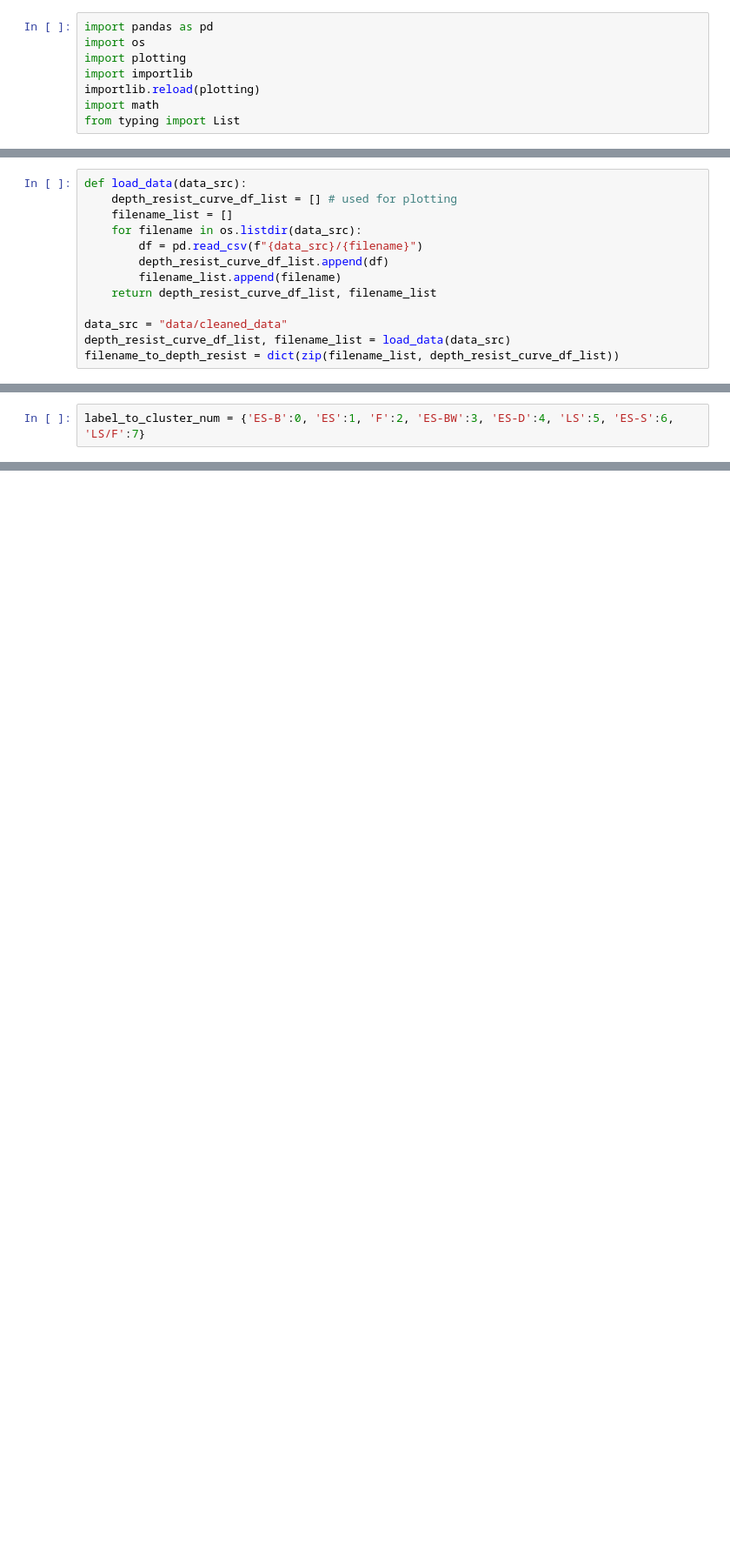
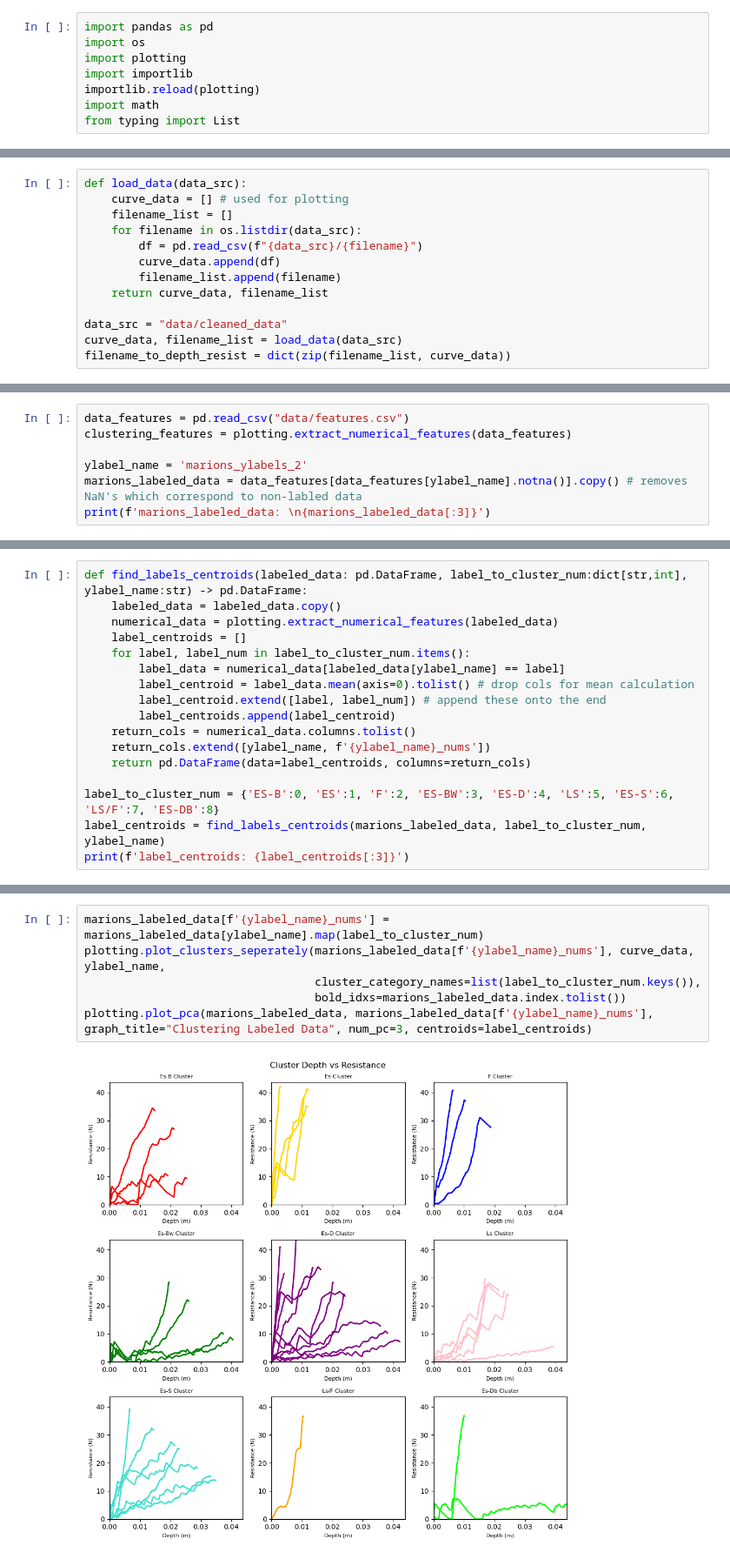
Before and after one commit to liamtbo/LASSIE, a Jupyter notebook: marions_clustering.ipynb, the cells around one changed output, grey strips where cells are left out. Shown at 87% size. Drawn from its saved outputs; the diff is of its cells as text; blank space fills up the shorter version.

Commit message:
all plotting working. im wokring on plotting with es-d removed and I'm saving before i edit any more. its all working at this save

```diff
--- a/marions_clustering.ipynb
+++ b/marions_clustering.ipynb
@@ -11,13 +9,13 @@ from typing import List
 # %%
 def load_data(data_src):
-    depth_resist_curve_df_list = [] # used for plotting
+    curve_data = [] # used for plotting
     filename_list = []
     for filename in os.listdir(data_src):
         df = pd.read_csv(f"{data_src}/{filename}")
-        depth_resist_curve_df_list.append(df)
+        curve_data.append(df)
         filename_list.append(filename)
-    return depth_resist_curve_df_list, filename_list
+    return curve_data, filename_list
 
 data_src = "data/cleaned_data"
-depth_resist_curve_df_list, filename_list = load_data(data_src)
-filename_to_depth_resist = dict(zip(filename_list, depth_resist_curve_df_list))
+curve_data, filename_list = load_data(data_src)
+filename_to_depth_resist = dict(zip(filename_list, curve_data))
@@ -32,2 +21,0 @@ clustering_features_df = data_features_df.drop(metadata_list, axis=1)
-# %%
-label_to_cluster_num = {'ES-B':0, 'ES':1, 'F':2, 'ES-BW':3, 'ES-D':4, 'LS':5, 'ES-S':6, 'LS/F':7}
@@ -45,0 +22,7 @@ plotting.plot_clusters_seperately(marions_labeled_data['encoded'].tolist(), mari
+# %%
+data_features = pd.read_csv("data/features.csv")
+clustering_features = plotting.extract_numerical_features(data_features)
+
+ylabel_name = 'marions_ylabels_2'
+marions_labeled_data = data_features[data_features[ylabel_name].notna()].copy() # removes NaN's which correspond to non-labled data
+print(f'marions_labeled_data: \n{marions_labeled_data[:3]}')
@@ -45,0 +45,17 @@ plotting.plot_clusters_seperately(marions_labeled_data['encoded'].tolist(), mari
+# %%
+def find_labels_centroids(labeled_data: pd.DataFrame, label_to_cluster_num:dict[str,int], ylabel_name:str) -> pd.DataFrame:
+    labeled_data = labeled_data.copy()
+    numerical_data = plotting.extract_numerical_features(labeled_data)
+    label_centroids = []
+    for label, label_num in label_to_cluster_num.items():
+        label_data = numerical_data[labeled_data[ylabel_name] == label]
+        label_centroid = label_data.mean(axis=0).tolist() # drop cols for mean calculation
+        label_centroid.extend([label, label_num]) # append these onto the end
+        label_centroids.append(label_centroid)
+    return_cols = numerical_data.columns.tolist()
+    return_cols.extend([ylabel_name, f'{ylabel_name}_nums'])
+    return pd.DataFrame(data=label_centroids, columns=return_cols)
+
+label_to_cluster_num = {'ES-B':0, 'ES':1, 'F':2, 'ES-BW':3, 'ES-D':4, 'LS':5, 'ES-S':6, 'LS/F':7, 'ES-DB':8}
+label_centroids = find_labels_centroids(marions_labeled_data, label_to_cluster_num, ylabel_name)
+print(f'label_centroids: {label_centroids[:3]}')
@@ -188,0 +126,8 @@ TypeError: find_changed_label_curves() got an unexpected keyword argument 'label
+# %%
+marions_labeled_data[f'{ylabel_name}_nums'] = marions_labeled_data[ylabel_name].map(label_to_cluster_num)
+plotting.plot_clusters_seperately(marions_labeled_data[f'{ylabel_name}_nums'], curve_data, ylabel_name,
+                                  cluster_category_names=list(label_to_cluster_num.keys()),
+                                  bold_idxs=marions_labeled_data.index.tolist())
+plotting.plot_pca(marions_labeled_data, marions_labeled_data[f'{ylabel_name}_nums'], graph_title="Clustering Labeled Data", num_pc=3, centroids=label_centroids)
+# %% [output]
+[figure, added]
```
Also changed, not shown: parts of 25 cells of this notebook, 5 other files.
